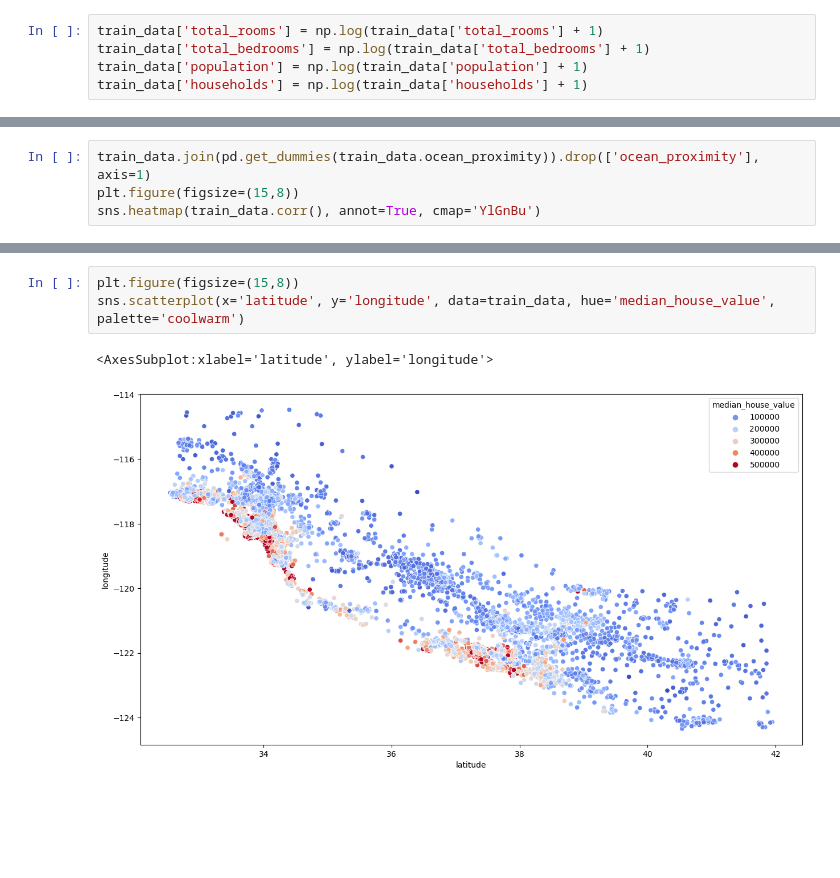
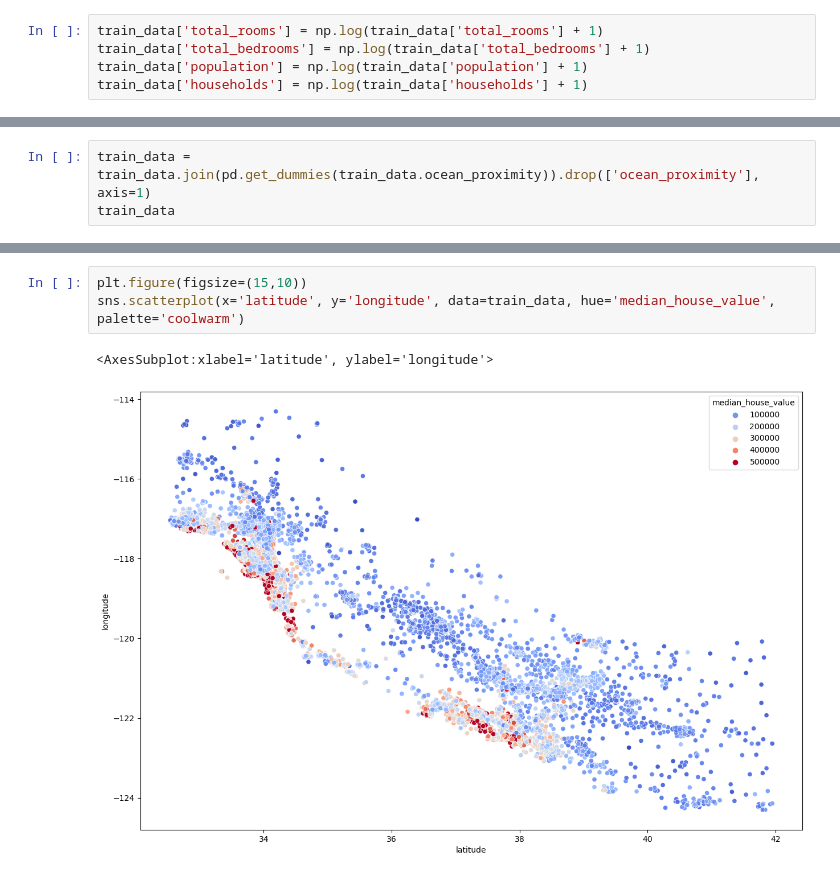
Before and after one commit to paulthomas2107/neuralNineProjects, a Jupyter notebook: housePricePrediction/housePricePrediction.ipynb, the cells around one changed output, grey strips where cells are left out. Drawn from its saved outputs; the diff is of its cells as text; blank space fills up the shorter version.

```diff
--- a/housePricePrediction/housePricePrediction.ipynb
+++ b/housePricePrediction/housePricePrediction.ipynb
@@ -118,6 +118,5 @@ ISLAND           4
 Name: ocean_proximity, dtype: int64
 # %%
-train_data.join(pd.get_dummies(train_data.ocean_proximity)).drop(['ocean_proximity'], axis=1)
-plt.figure(figsize=(15,8))
-sns.heatmap(train_data.corr(), annot=True, cmap='YlGnBu')
+train_data = train_data.join(pd.get_dummies(train_data.ocean_proximity)).drop(['ocean_proximity'], axis=1)
+train_data
 # %% [output]
@@ -126,6 +142,6 @@ sns.heatmap(train_data.corr(), annot=True, cmap='YlGnBu')
 # %%
-plt.figure(figsize=(15,8))
+plt.figure(figsize=(15,10))
 sns.scatterplot(x='latitude', y='longitude', data=train_data, hue='median_house_value', palette='coolwarm')
 # %% [output]
 <AxesSubplot:xlabel='latitude', ylabel='longitude'>
-[figure, old version]
+[figure, new version]
```
Also changed, not shown: parts of 18 cells of this notebook.
